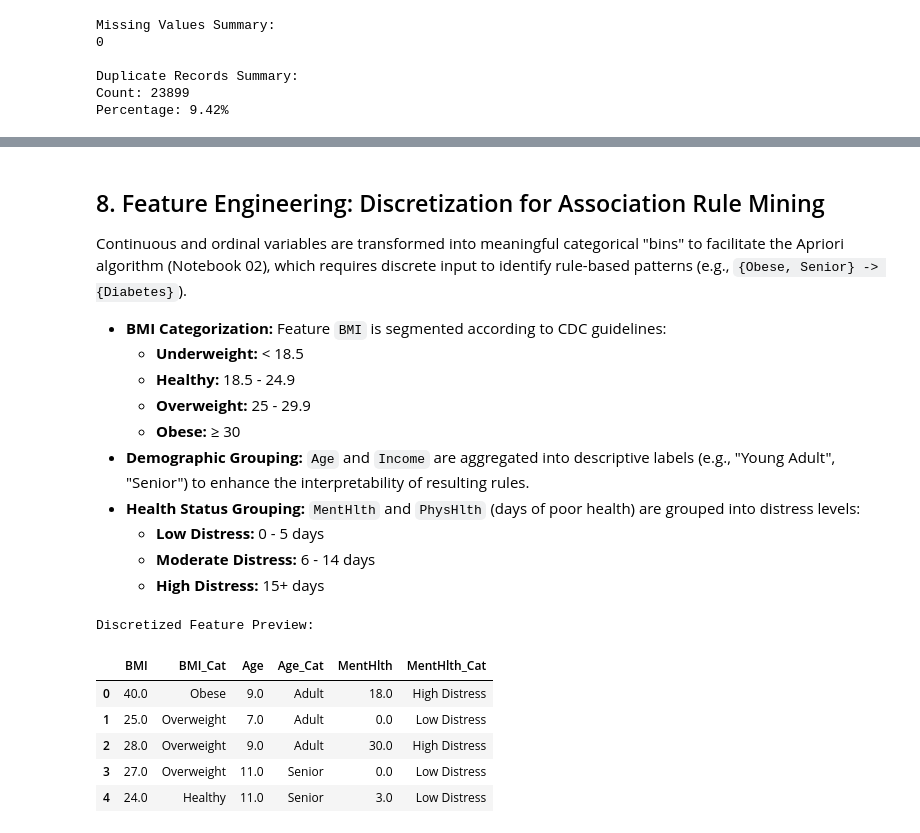
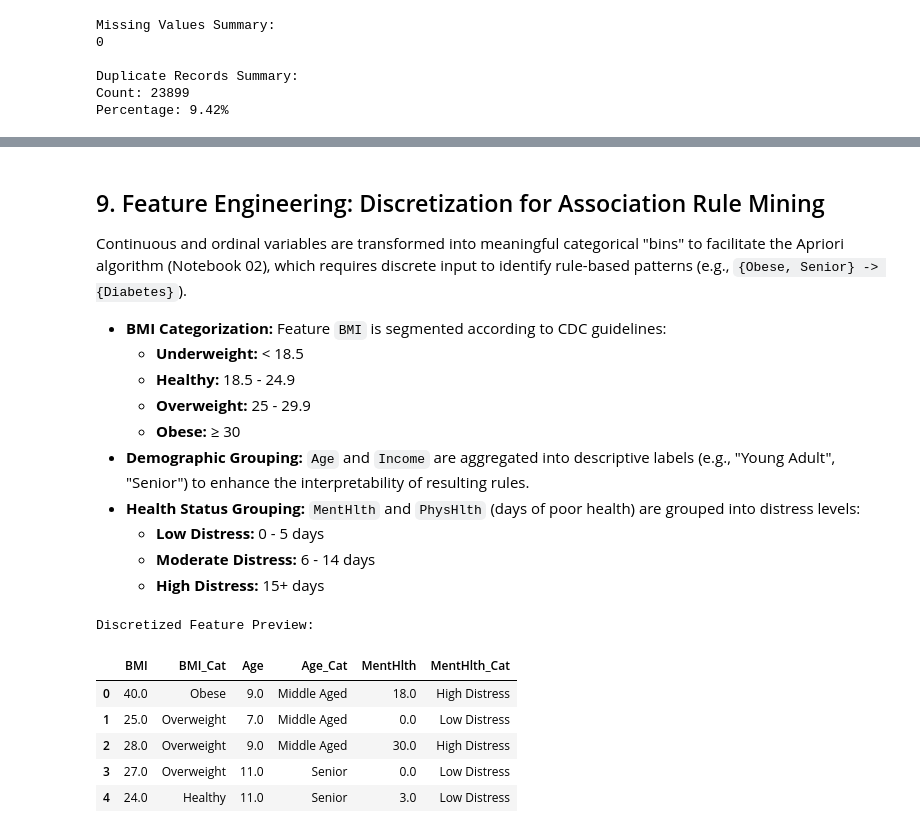
Before and after one commit to RoshanBM/FAIDM-Individual, a Jupyter notebook: diabetes-risk-analysis/notebooks/01_eda_and_prep.ipynb, the cells around one changed output, grey strips where cells are left out. Cells and saved outputs as stored; diff of their text form; code cells hidden in the pictures.

```diff
--- a/diabetes-risk-analysis/notebooks/01_eda_and_prep.ipynb
+++ b/diabetes-risk-analysis/notebooks/01_eda_and_prep.ipynb
@@ -305,0 +335,29 @@ Percentage: 9.42%
+# %%
+# 1. Metabolic Risk Intensity (Composite Scores)
+# Metabolic Syndrome Index: Sum of HighBP + HighChol + (BMI > 30)
+# (BMI > 30) is cast to int (0 or 1)
+df['Metabolic_Syndrome_Index'] = df['HighBP'] + df['HighChol'] + (df['BMI'] > 30).astype(int)
+
+# Physical Distress Ratio: Proportion of the month unwell
+df['Physical_Distress_Ratio'] = (df['PhysHlth'] + df['MentHlth']) / 30
+
+# 2. Lifestyle Synergy (Habit Features)
+# Healthy Habit Score: Sum of PhysActivity + Fruits + Veggies
+df['Healthy_Habit_Score'] = df['PhysActivity'] + df['Fruits'] + df['Veggies']
+
+# Sedentary Risk: Binary flag (PhysActivity == 0 AND BMI > 25)
+# This targets the "Subclinical Middle"
+df['Sedentary_Risk'] = ((df['PhysActivity'] == 0) & (df['BMI'] > 25)).astype(int)
+
+# 3. Target Re-encoding (Screening Target)
+df['Diabetes_Binary'] = df['Diabetes_012'].replace({2.0: 1.0})
+
+# Preview new features
+new_features = [
+    'Metabolic_Syndrome_Index', 'Physical_Distress_Ratio',
+    'Healthy_Habit_Score', 'Sedentary_Risk',
+    'Diabetes_Binary', 'Diabetes_012'
+]
+print("New Features Summary (Optimised Solution):")
+display(df[new_features].head())
+display(df[new_features].describe().T)
@@ -306,5 +474,5 @@ Percentage: 9.42%
 # %% [markdown]
-## 8. Feature Engineering: Discretization for Association Rule Mining
+## 9. Feature Engineering: Discretization for Association Rule Mining
 
 Continuous and ordinal variables are transformed into meaningful categorical "bins" to facilitate the Apriori algorithm (Notebook 02), which requires discrete input to identify rule-based patterns (e.g., `{Obese, Senior} -> {Diabetes}`).
 
@@ -324,37 +492,38 @@ Continuous and ordinal variables are transformed into meaningful categorical "bi
 df['BMI_Cat'] = pd.cut(
     df['BMI'],
     bins=[0, 18.5, 24.9, 29.9, np.inf],
     labels=['Underweight', 'Healthy', 'Overweight', 'Obese']
 )
 
 # 2. Age Grouping
 # Original encoding: 1 (18-24) to 13 (80+)
-# Mapping: 1-4 (Young Adult), 5-9 (Adult), 10-13 (Senior)
-age_map = {x: 'Young Adult' if x <= 4 else 'Adult' if x <= 9 else 'Senior' for x in range(1, 14)}
+# Mapping: 1-4 (Young Adult), 5-9 (Middle Aged), 10-13 (Senior)
+age_map = {x: 'Young Adult' if x <= 4 else 'Middle Aged' if x <= 9 else 'Senior' for x in range(1, 14)}
 df['Age_Cat'] = df['Age'].map(age_map)
 
 # 3. Income Grouping
 # Original encoding: 1 (<10k) to 8 (>75k)
 # Mapping: 1-4 (Low-Mid Income), 5-8 (Mid-High Income)
+# Note: Income is ordinal, keeping 2 broad categories for simplification in Arpiori.
 income_map = {x: 'Low-Mid Income' if x <= 4 else 'Mid-High Income' for x in range(1, 9)}
 df['Income_Cat'] = df['Income'].map(income_map)
 
 # 4. Mental & Physical Health Discretization
 # Days of poor health (0-30). Bins: 0-5 (Low), 6-14 (Moderate), 15-30 (High)
 # Using -1 for the lower bound to include 0
 hlth_bins = [-1, 5, 14, 31]
 hlth_labels = ['Low Distress', 'Moderate Distress', 'High Distress']
 
 df['MentHlth_Cat'] = pd.cut(df['MentHlth'], bins=hlth_bins, labels=hlth_labels)
 df['PhysHlth_Cat'] = pd.cut(df['PhysHlth'], bins=hlth_bins, labels=hlth_labels)
 
 print("Discretized Feature Preview:")
 display(df[['BMI', 'BMI_Cat', 'Age', 'Age_Cat', 'MentHlth', 'MentHlth_Cat']].head())
 # %% [output]
 Discretized Feature Preview:
 |  | BMI | BMI_Cat | Age | Age_Cat | MentHlth | MentHlth_Cat |
-| 0 | 40.0 | Obese | 9.0 | Adult | 18.0 | High Distress |
-| 1 | 25.0 | Overweight | 7.0 | Adult | 0.0 | Low Distress |
-| 2 | 28.0 | Overweight | 9.0 | Adult | 30.0 | High Distress |
+| 0 | 40.0 | Obese | 9.0 | Middle Aged | 18.0 | High Distress |
+| 1 | 25.0 | Overweight | 7.0 | Middle Aged | 0.0 | Low Distress |
+| 2 | 28.0 | Overweight | 9.0 | Middle Aged | 30.0 | High Distress |
 | 3 | 27.0 | Overweight | 11.0 | Senior | 0.0 | Low Distress |
 | 4 | 24.0 | Healthy | 11.0 | Senior | 3.0 | Low Distress |
```
Also changed, not shown: parts of 16 cells of this notebook, 3 other files.
